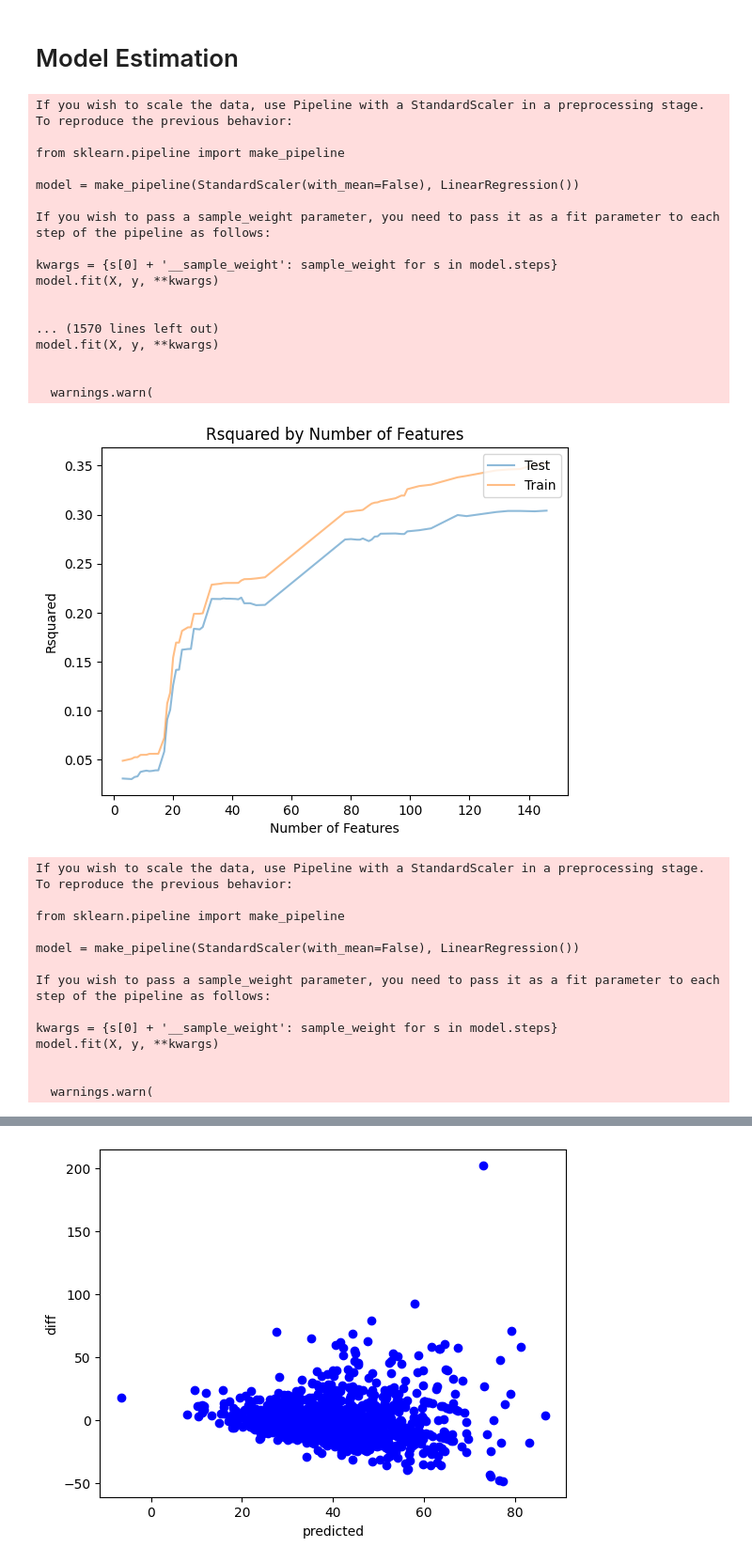
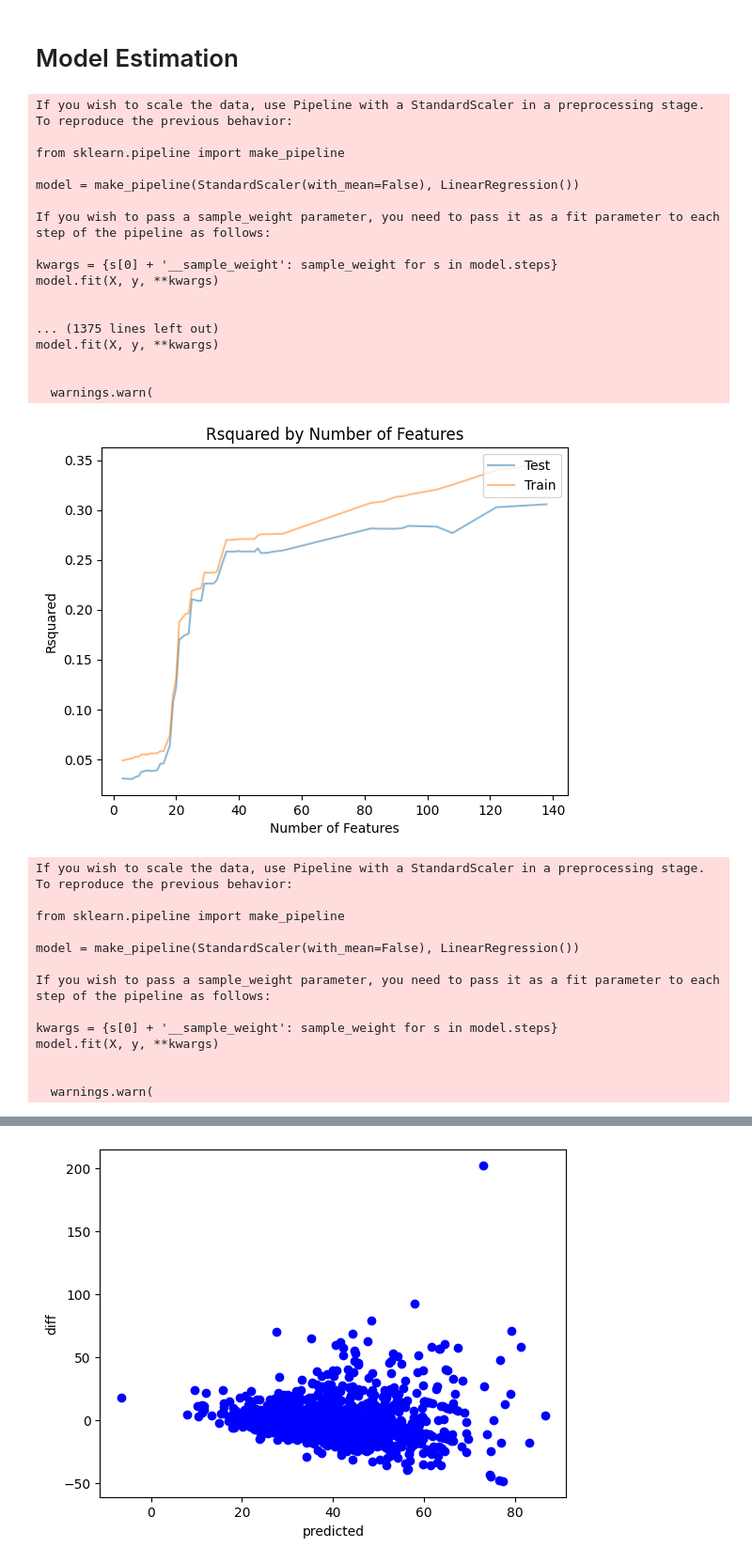
Before and after one commit to aeusepi/AirBnB_Project, a Jupyter notebook: AirBnbSeattle.ipynb, the cells around one changed output, grey strips where cells are left out. Shown at 94% size. Saved outputs shown, nothing was run; the diff lists cells and outputs as text; code cells hidden in the pictures.

```diff
--- a/AirBnbSeattle.ipynb
+++ b/AirBnbSeattle.ipynb
@@ -332,30 +343,30 @@ KeyError: 'cancellation_policy_flexible'
 <h1 id='Part3'> Model Estimation </h1>
 # %%
 cutoffs = list(range(5000,100,-50))
-cutoffs.extend(range(50,2,-2))
+cutoffs.extend(range(50,5,-5))
 
 X = df_sel
 y = df_princing_y
 r2_scores_test, r2_scores_train, lm_model, X_train, X_test, y_train, y_test = dtprep.find_optimal_lm_mod(X, y, cutoffs)
 # %% [output]
 If you wish to scale the data, use Pipeline with a StandardScaler in a preprocessing stage. To reproduce the previous behavior:
 
 from sklearn.pipeline import make_pipeline
 
 model = make_pipeline(StandardScaler(with_mean=False), LinearRegression())
 
 If you wish to pass a sample_weight parameter, you need to pass it as a fit parameter to each step of the pipeline as follows:
 
 kwargs = {s[0] + '__sample_weight': sample_weight for s in model.steps}
 model.fit(X, y, **kwargs)
 
 
-... (1570 lines left out)
+... (1375 lines left out)
 model.fit(X, y, **kwargs)
 
 
   warnings.warn(
-[figure, old version]
+[figure, new version]
 If you wish to scale the data, use Pipeline with a StandardScaler in a preprocessing stage. To reproduce the previous behavior:
 
 from sklearn.pipeline import make_pipeline
```
Also changed, not shown: parts of 6 cells of this notebook, 1 other file.
